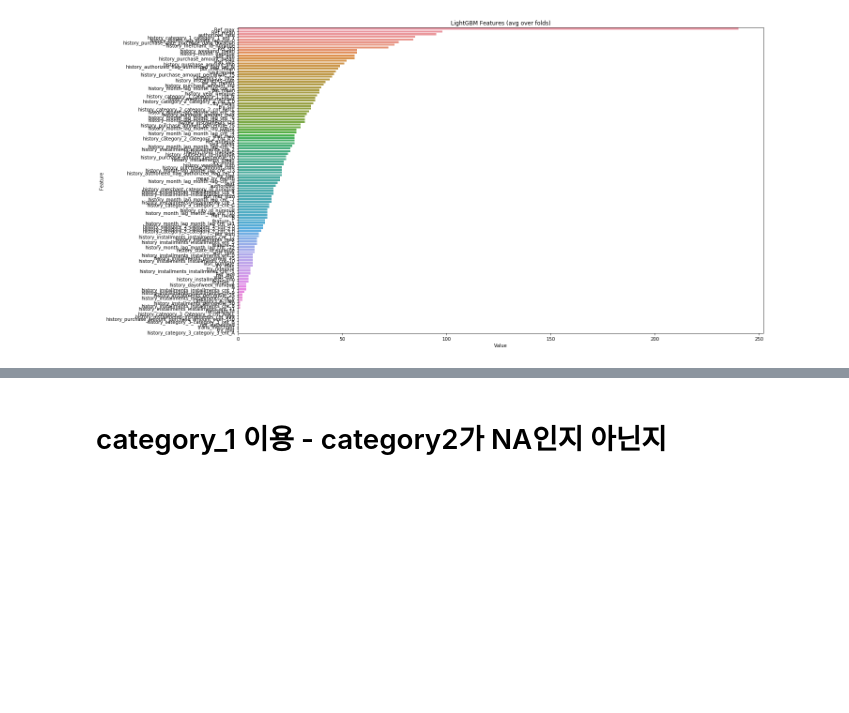
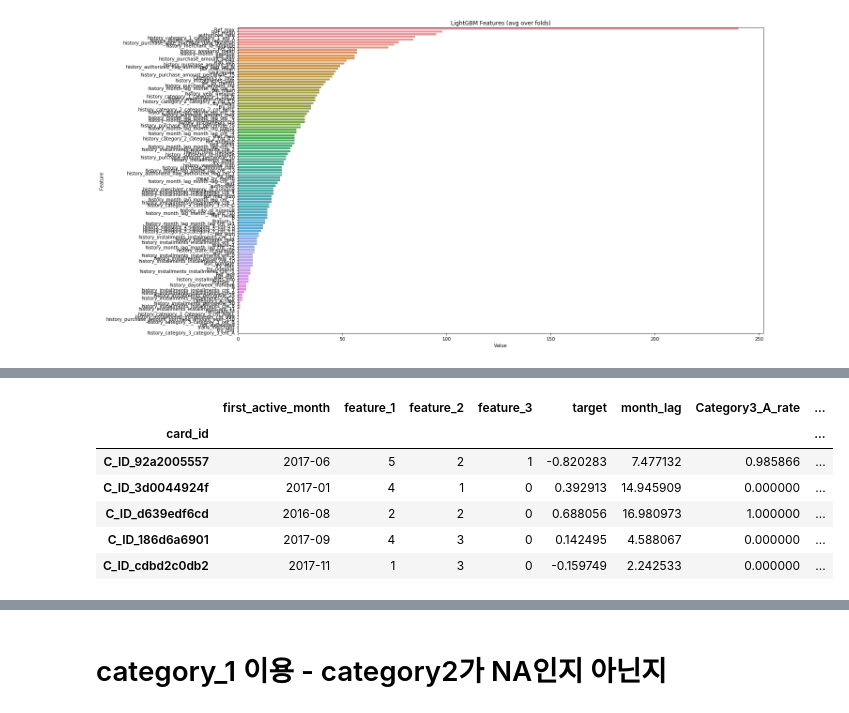
Before and after one commit to miniii222/kaggle, a Jupyter notebook: Elo_Merchant_Category_Recommendation/modeling/2-6.New_Feature_transaction2.ipynb, the cells around one changed output, grey strips where cells are left out. Saved outputs shown, nothing was run; the diff lists cells and outputs as text; code cells hidden in the pictures; blank space fills up the shorter version.

```diff
--- a/Elo_Merchant_Category_Recommendation/modeling/2-6.New_Feature_transaction2.ipynb
+++ b/Elo_Merchant_Category_Recommendation/modeling/2-6.New_Feature_transaction2.ipynb
@@ -454,0 +448,3 @@ lgb_pred = pd.DataFrame(lgb_pred, index=test.index, columns=['target'])
+# %%
+by_month_lag = pd.DataFrame(by_month_lag)
+by_month_lag.head()
@@ -454,0 +479,3 @@ lgb_pred = pd.DataFrame(lgb_pred, index=test.index, columns=['target'])
+# %%
+trans_merchant = pd.DataFrame(trans_merchant)
+trans_merchant.head()
@@ -454,0 +490,20 @@ lgb_pred = pd.DataFrame(lgb_pred, index=test.index, columns=['target'])
+# %%
+train = pd.read_csv(path + 'train.csv')
+test = pd.read_csv(path + 'test.csv')
+train.set_index('card_id', inplace=True)
+test.set_index('card_id', inplace=True)
+# %%
+train = train.join(by_month_lag)
+train = train.join(category3_count[['Category3_A_rate','Category3_C_rate']])
+train = train.join(purchase_merchant[['pur_mer_sum','pur_mer_mean']])
+train = train.join(trans_merchant['trans_merchant'])
+# %%
+train.head()
+# %% [output]
+|  | first_active_month | feature_1 | feature_2 | feature_3 | target | month_lag | Category3_A_rate | ... |
+| card_id |  |  |  |  |  |  |  | ... |
+| C_ID_92a2005557 | 2017-06 | 5 | 2 | 1 | -0.820283 | 7.477132 | 0.985866 | ... |
+| C_ID_3d0044924f | 2017-01 | 4 | 1 | 0 | 0.392913 | 14.945909 | 0.000000 | ... |
+| C_ID_d639edf6cd | 2016-08 | 2 | 2 | 0 | 0.688056 | 16.980973 | 1.000000 | ... |
+| C_ID_186d6a6901 | 2017-09 | 4 | 3 | 0 | 0.142495 | 4.588067 | 0.000000 | ... |
+| C_ID_cdbd2c0db2 | 2017-11 | 1 | 3 | 0 | -0.159749 | 2.242533 | 0.000000 | ... |
```
Also changed, not shown: parts of 13 cells of this notebook, 1 other file.
